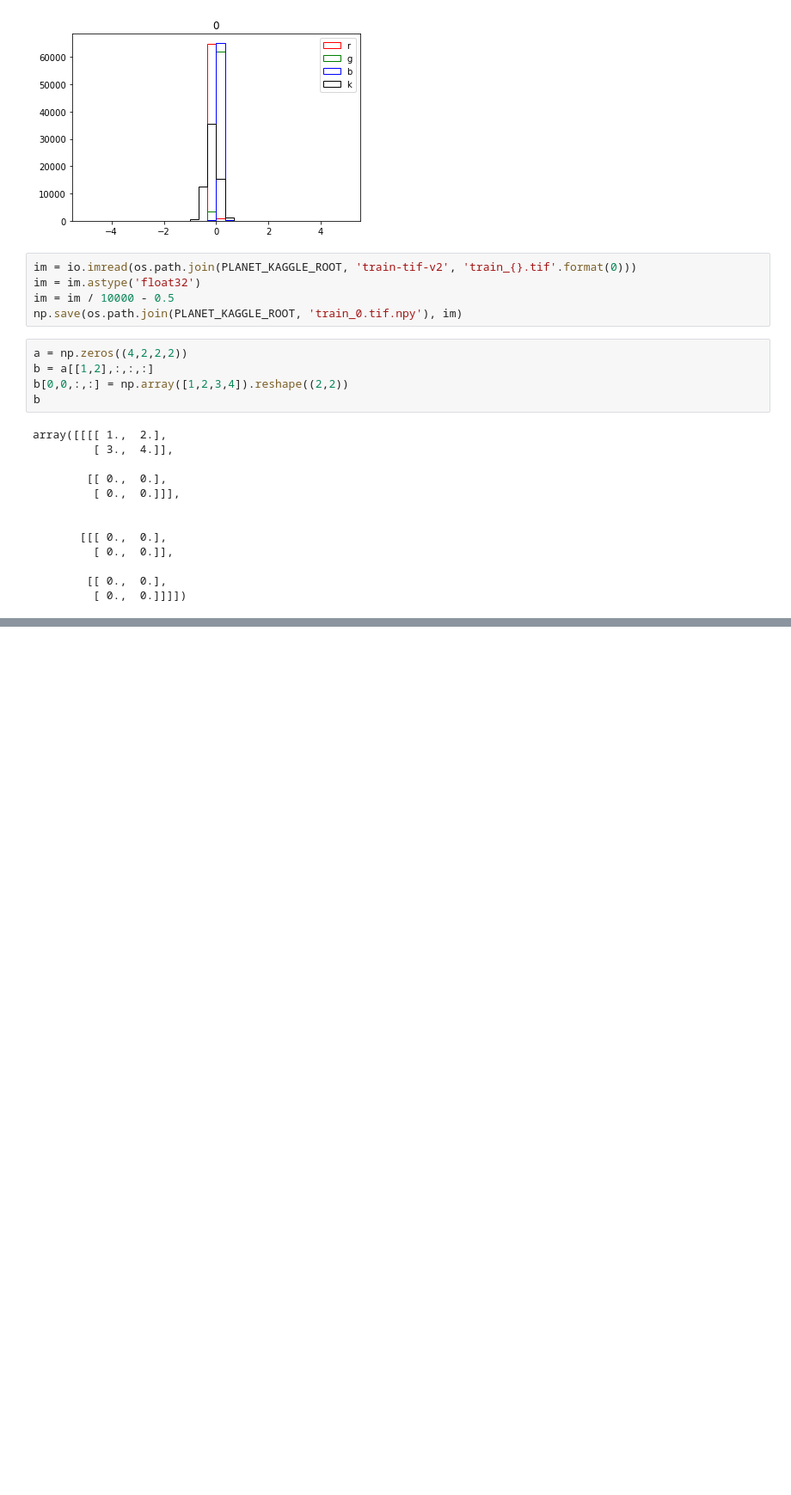
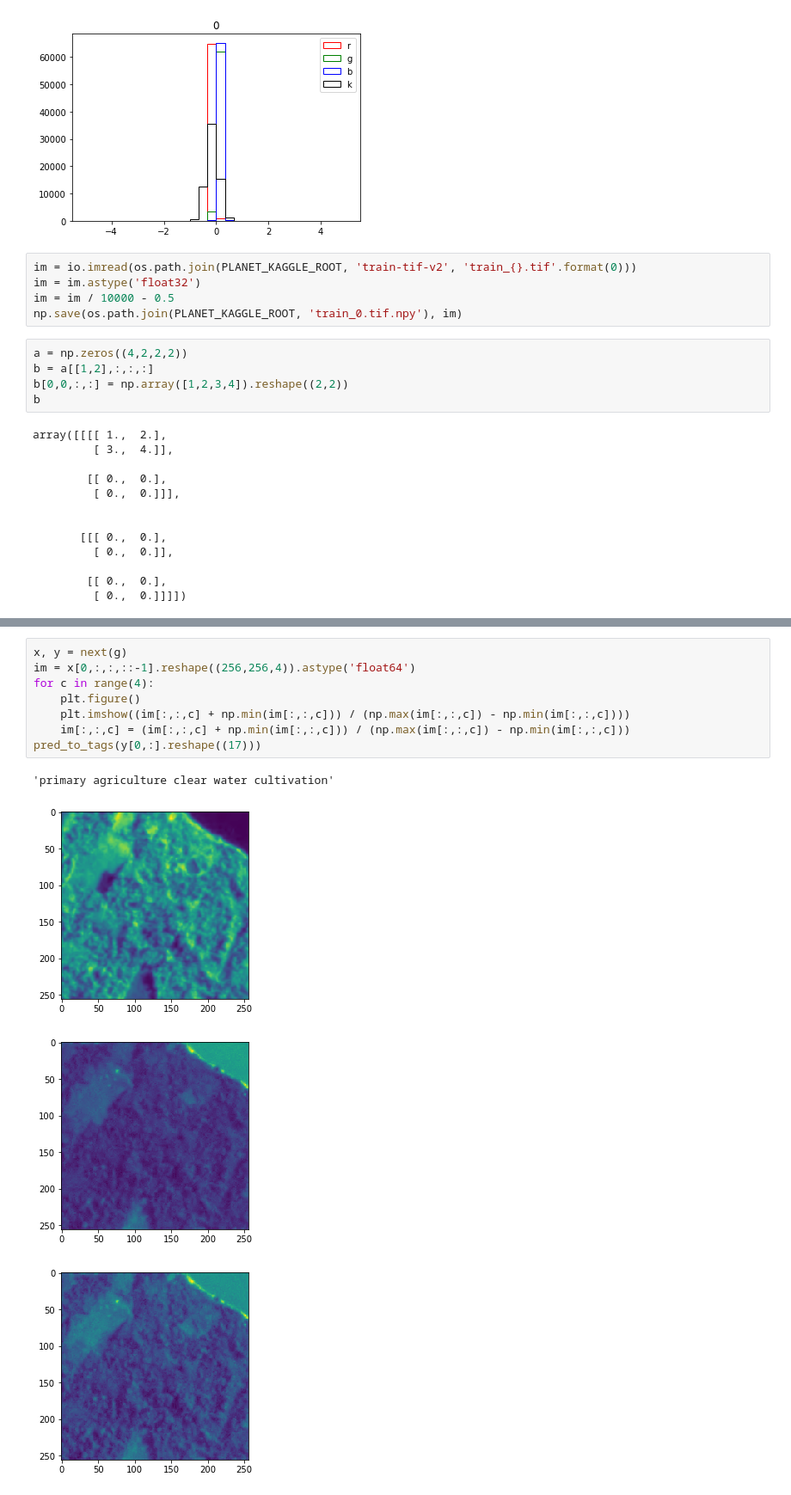
Before and after one commit to kylinorange/kaggle-planet, a Jupyter notebook: Amazon training.ipynb, the cells around one changed output, grey strips where cells are left out. Shown at 86% size. Saved outputs shown, nothing was run; the diff lists cells and outputs as text; blank space fills up the shorter version.

```diff
--- a/Amazon training.ipynb
+++ b/Amazon training.ipynb
@@ -911,0 +632,13 @@ def ResNet50(include_top=True, weights='imagenet',
+# %%
+x, y = next(g)
+im = x[0,:,:,::-1].reshape((256,256,4)).astype('float64')
+for c in range(4):
+    plt.figure()
+    plt.imshow((im[:,:,c] + np.min(im[:,:,c])) / (np.max(im[:,:,c]) - np.min(im[:,:,c])))
+    im[:,:,c] = (im[:,:,c] + np.min(im[:,:,c])) / (np.max(im[:,:,c]) - np.min(im[:,:,c]))
+pred_to_tags(y[0,:].reshape((17)))
+# %% [output]
+'primary agriculture clear water cultivation'
+[figure, added]
+[figure, added]
+[figure, added]
```
Also changed, not shown: parts of 14 cells of this notebook, 6 other files.
